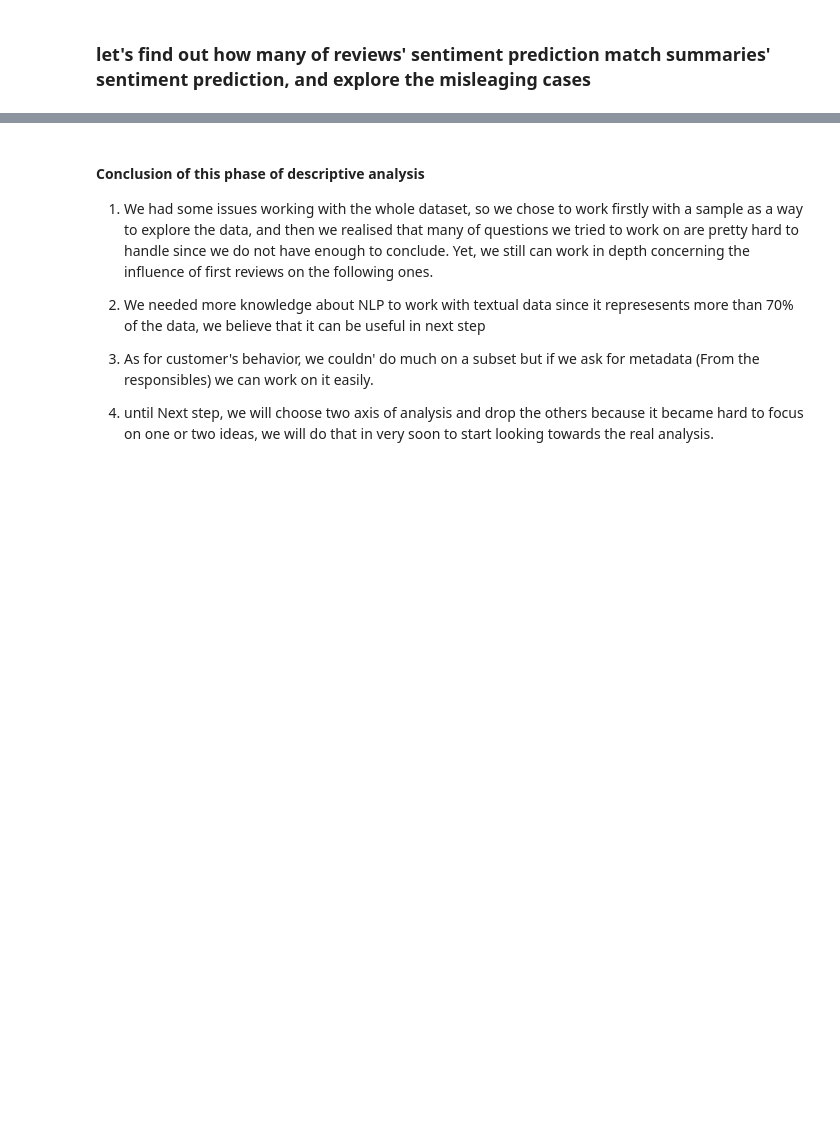
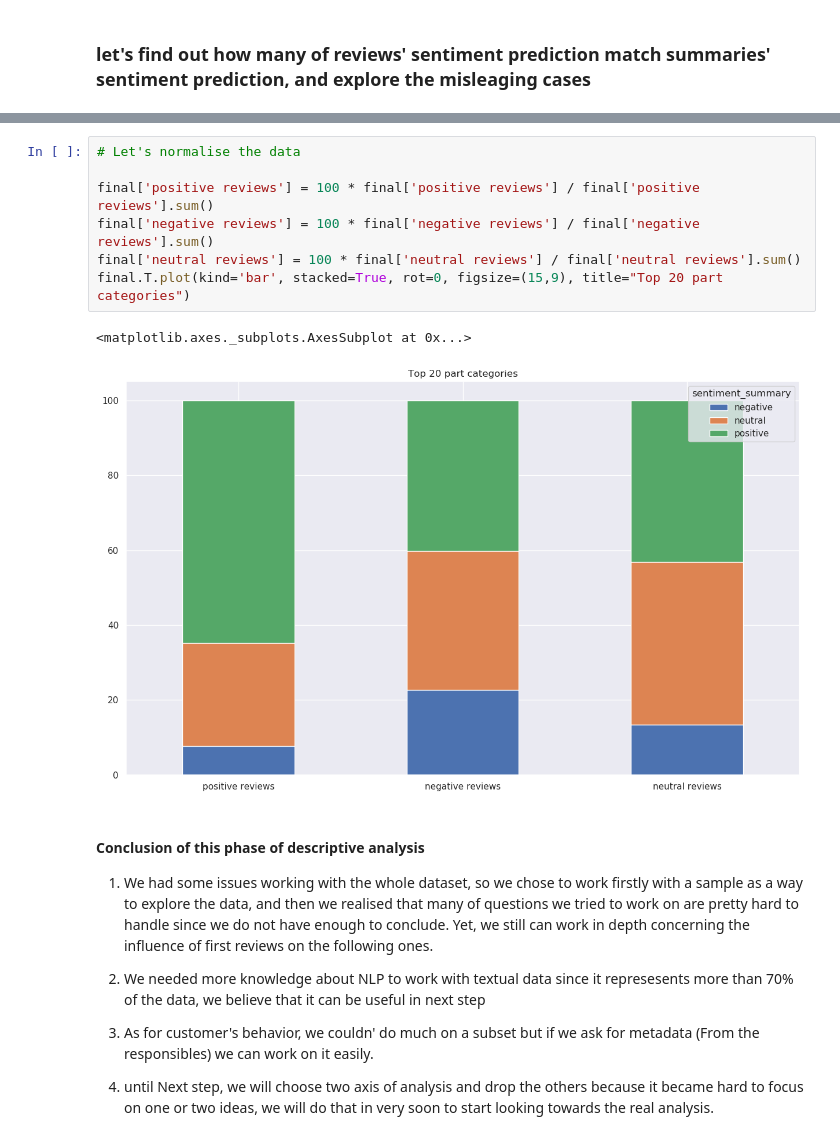
Before and after one commit to epfl-ada-project-amazon/data-analysis, a Jupyter notebook: project.ipynb, the cells around one changed output, grey strips where cells are left out. Saved outputs shown, nothing was run; the diff lists cells and outputs as text; blank space fills up the shorter version.

```diff
--- a/project.ipynb
+++ b/project.ipynb
@@ -579,3 +595,13 @@ grouped.T.plot(kind='bar', rot=0, figsize=(15,9), title="Top 20 part categories"
+# %%
+# Let's normalise the data
+
+final['positive reviews'] = 100 * final['positive reviews'] / final['positive reviews'].sum()
+final['negative reviews'] = 100 * final['negative reviews'] / final['negative reviews'].sum()
+final['neutral reviews'] = 100 * final['neutral reviews'] / final['neutral reviews'].sum()
+final.T.plot(kind='bar', stacked=True, rot=0, figsize=(15,9), title="Top 20 part categories")
+# %% [output]
+<matplotlib.axes._subplots.AxesSubplot at 0x...>
+[figure, added]
 # %% [markdown]
 #### Conclusion of this phase of descriptive analysis
 
```
Also changed, not shown: parts of 1 cell of this notebook.
